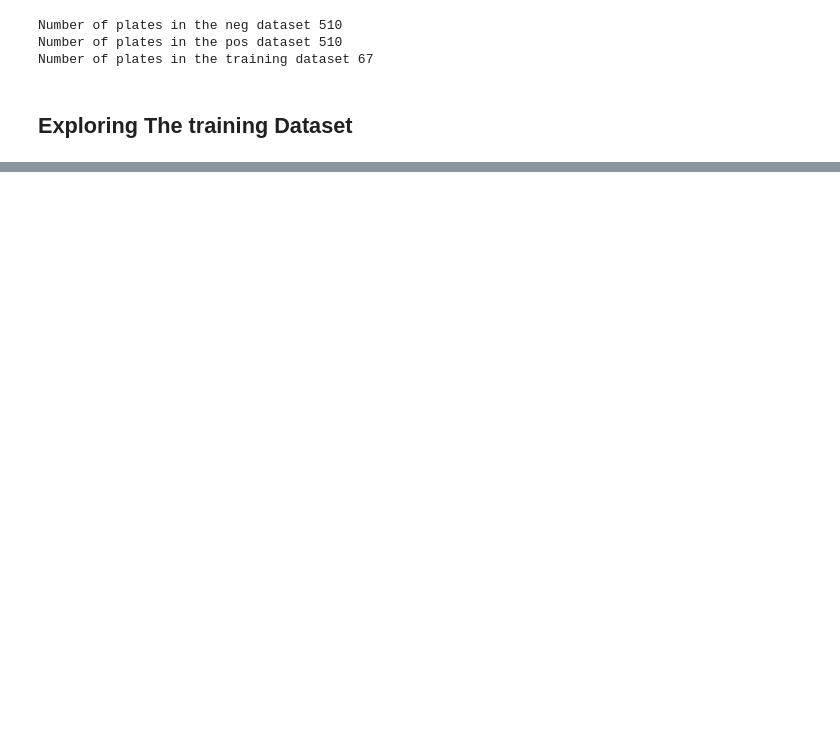
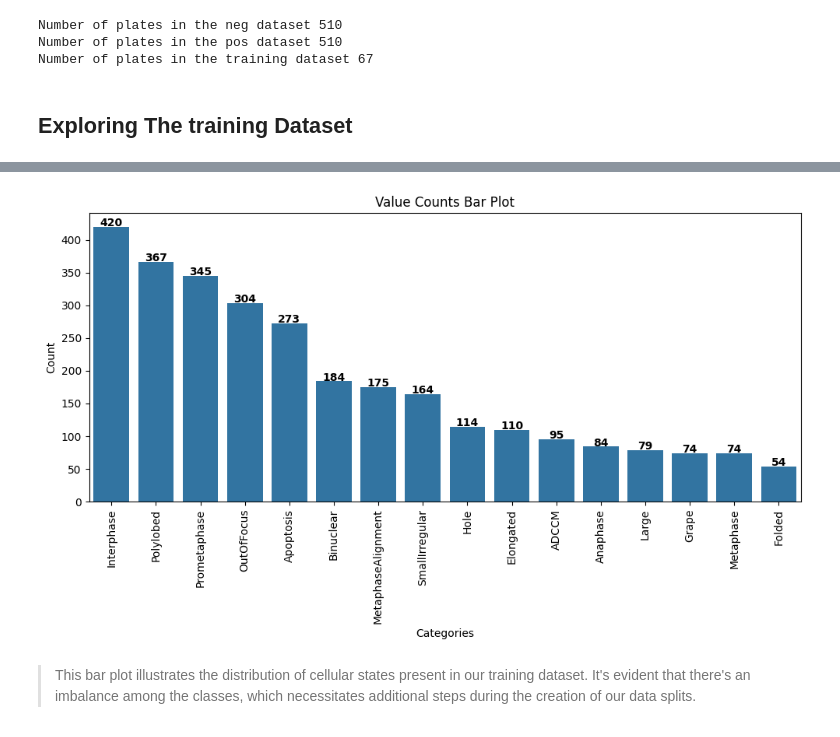
Before and after one commit to axiomcura/CSCI-5931-FinalProject, a Jupyter notebook: notebooks/1.exploratory_data_analysis/1.exploratory_data_analysis.ipynb, the cells around one changed output, grey strips where cells are left out. Saved outputs shown, nothing was run; the diff lists cells and outputs as text; code cells hidden in the pictures; blank space fills up the shorter version.

```diff
--- a/notebooks/1.exploratory_data_analysis/1.exploratory_data_analysis.ipynb
+++ b/notebooks/1.exploratory_data_analysis/1.exploratory_data_analysis.ipynb
@@ -5,10 +12,9 @@ import pandas as pd
 # %%
 # setting up paths
 data_dir = pathlib.Path("../../data").resolve(strict=True)
-mitocheck_data_path = (data_dir / "raw/mitocheck_data/extracted_features").resolve(
+mitocheck_data_path = (data_dir / "raw/mitocheck_data/normalized_data").resolve(
     strict=True
 )
-
 
 # creating
 processed_dir = (data_dir / "processed").resolve()
@@ -66,3 +39,8 @@ training_df = pd.concat(
+# %%
+# loading in dataset
+neg_df = pd.read_parquet(mitocheck_data_path / "negative_control_data.parquet")
+pos_df = pd.read_parquet(mitocheck_data_path / "positive_control_data.parquet")
+training_df = pd.read_parquet(mitocheck_data_path / "training_data.parquet")
 # %%
 # looking at the sizes of th dataset
 print("Negative control dataset is:", neg_df.shape)
@@ -93,0 +85,21 @@ Number of plates in the training dataset 67
+# %%
+# let see the amount of labels we have
+phenotype_counts = training_df["Mitocheck_Phenotypic_Class"].value_counts()
+
+plt.figure(figsize=(10, 6))  # Set the figure size (optional)
+sns.barplot(x=phenotype_counts.index, y=phenotype_counts.values)
+plt.title("Value Counts Bar Plot")
+plt.xlabel("Categories")
+plt.ylabel("Count")
+
+# Add value numbers on top of each bar
+for i, v in enumerate(phenotype_counts.values):
+    plt.text(i, v + 1, str(v), ha="center", fontweight="bold", color="black")
+
+plt.xticks(rotation=90)
+plt.tight_layout()
+plt.show()
+# %% [output]
+[figure, added]
+# %% [markdown]
+> This bar plot illustrates the distribution of cellular states present in our training dataset. It's evident that there's an imbalance among the classes, which necessitates additional steps during the creation of our data splits.
```
Also changed, not shown: parts of 7 cells of this notebook, 10 other files.
